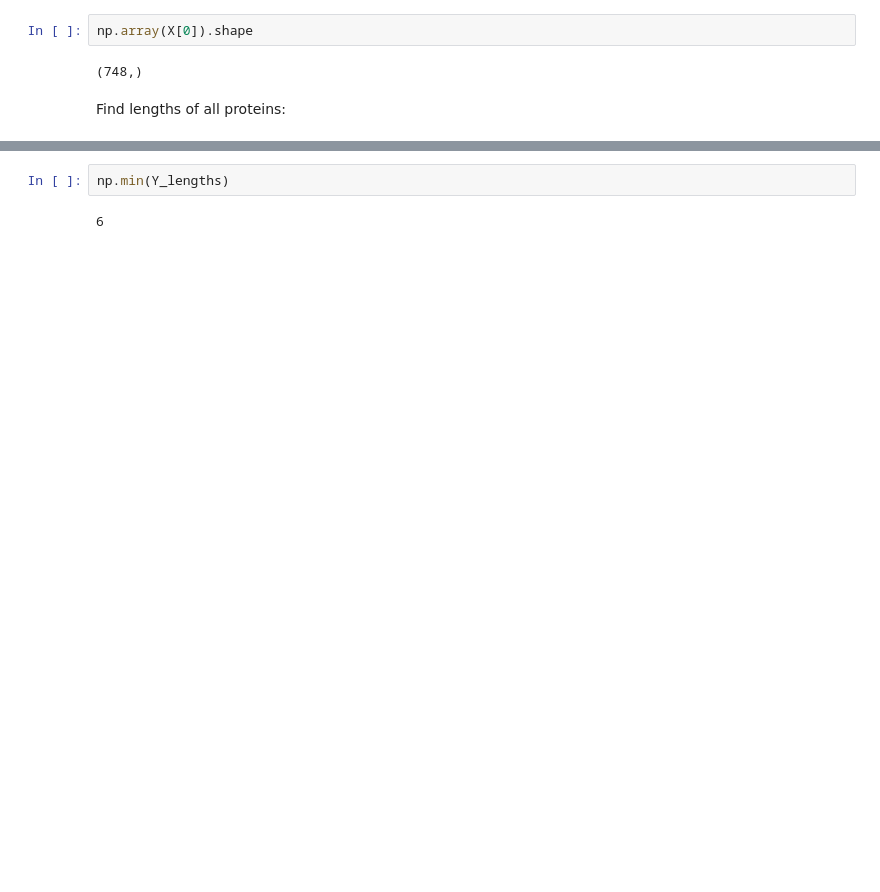
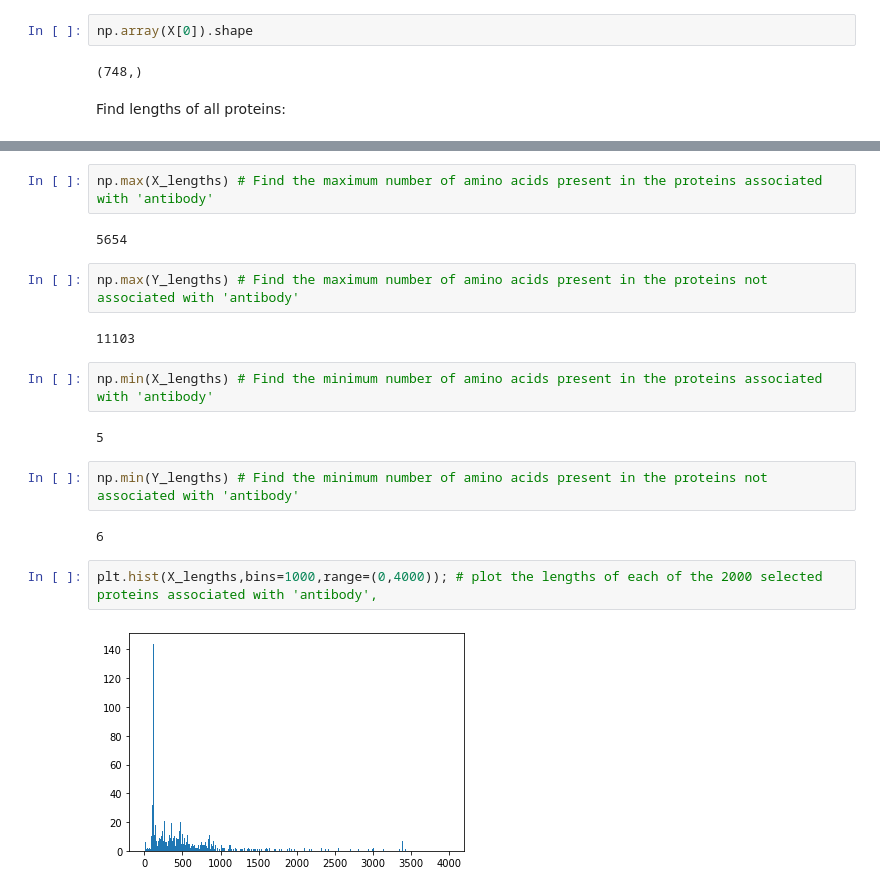
Before and after one commit to myGithubAccount26/Biostatistics, a Jupyter notebook: Biostatistics_Lab_2.ipynb, the cells around one changed output, grey strips where cells are left out. Drawn from its saved outputs; the diff is of its cells as text; blank space fills up the shorter version.

```diff
--- a/Biostatistics_Lab_2.ipynb
+++ b/Biostatistics_Lab_2.ipynb
@@ -179,5 +169,21 @@ np.min(X_lengths)
-# %%
-np.min(Y_lengths)
-# %% [output]
-6
+# %%
+np.max(X_lengths) # Find the maximum number of amino acids present in the proteins associated with 'antibody'
+# %% [output]
+5654
+# %%
+np.max(Y_lengths) # Find the maximum number of amino acids present in the proteins not associated with 'antibody'
+# %% [output]
+11103
+# %%
+np.min(X_lengths) # Find the minimum number of amino acids present in the proteins associated with 'antibody'
+# %% [output]
+5
+# %%
+np.min(Y_lengths) # Find the minimum number of amino acids present in the proteins not associated with 'antibody'
+# %% [output]
+6
+# %%
+plt.hist(X_lengths,bins=1000,range=(0,4000)); # plot the lengths of each of the 2000 selected proteins associated with 'antibody',
+# %% [output]
+[figure, added]
 # %%
```
Also changed, not shown: parts of 20 cells of this notebook.
